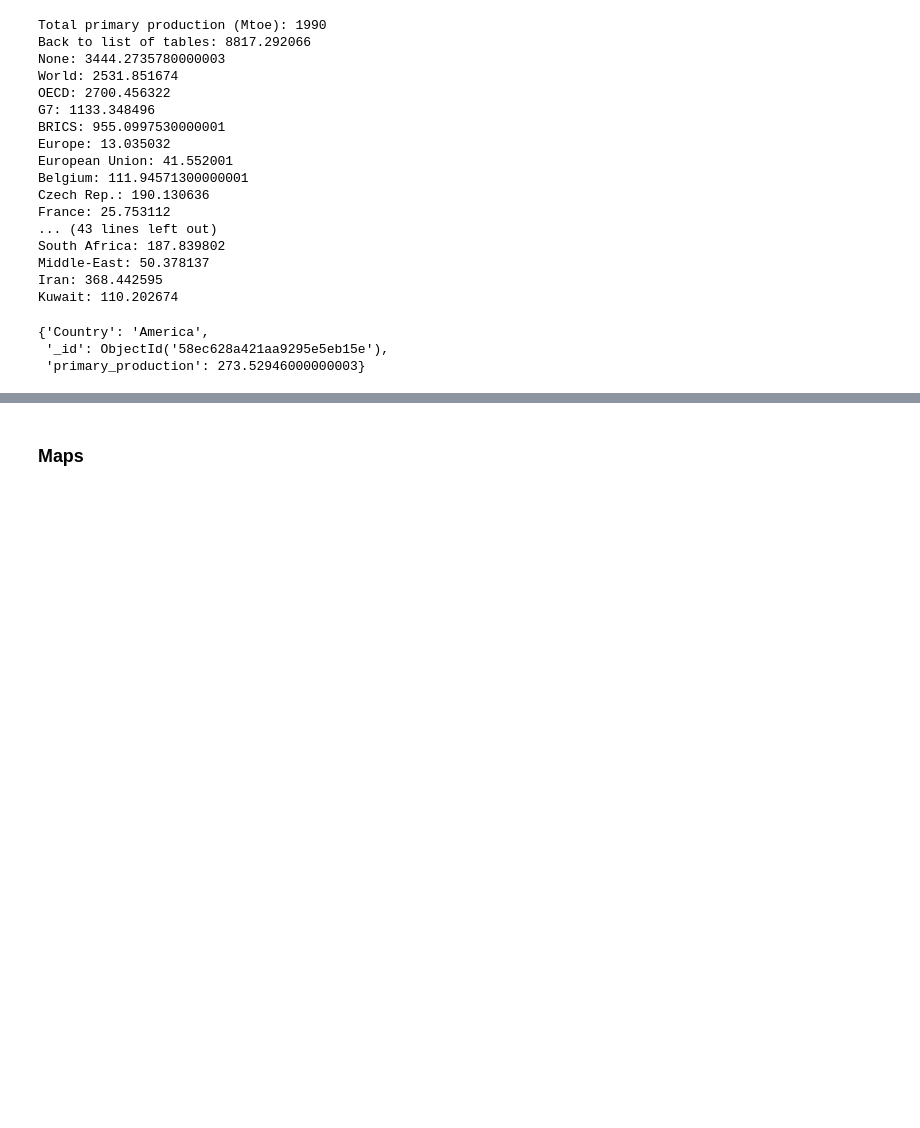
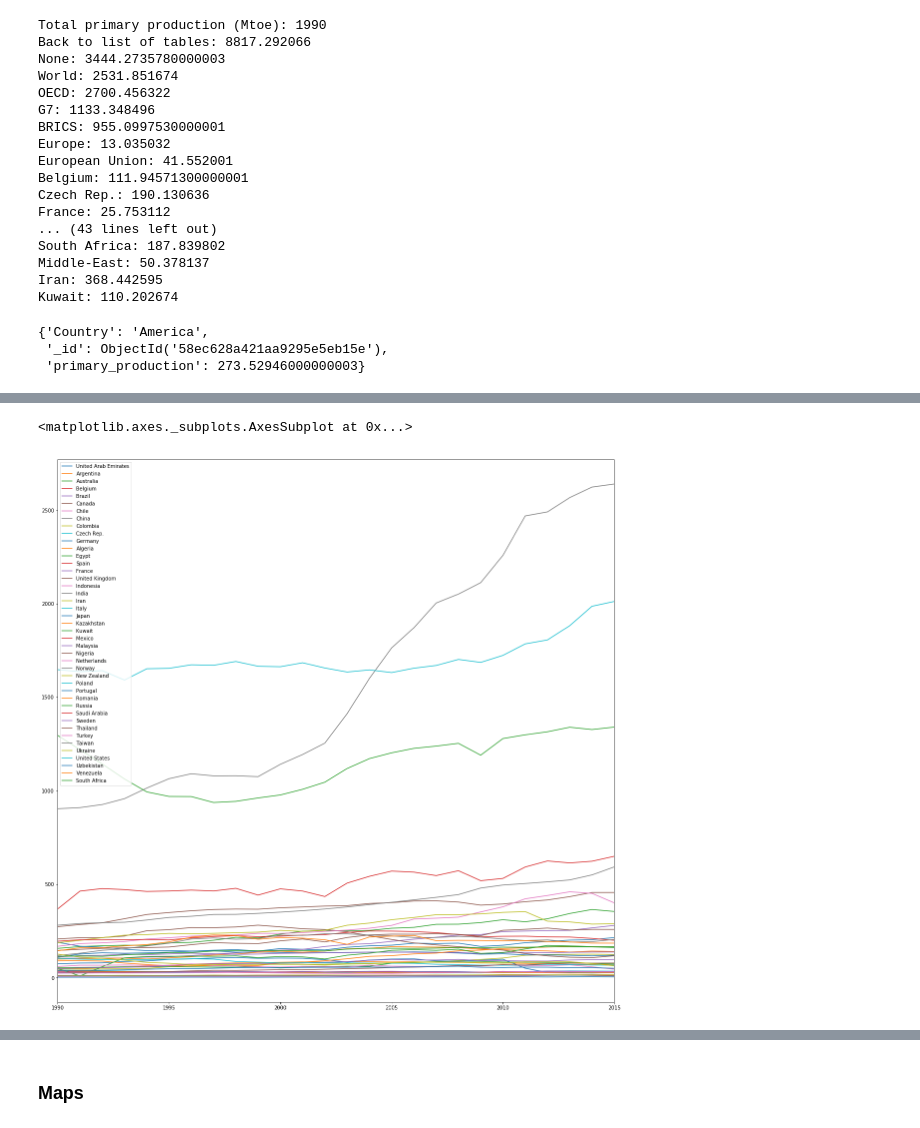
Before and after one commit to vb2317/enerdata, a Jupyter notebook: src/main/python/map_world_energy_data.ipynb, the cells around one changed output, grey strips where cells are left out. Cells and saved outputs as stored; diff of their text form; code cells hidden in the pictures; blank space fills up the shorter version.

```diff
--- a/src/main/python/map_world_energy_data.ipynb
+++ b/src/main/python/map_world_energy_data.ipynb
@@ -140,0 +145,3 @@ collection.find_one({"Country": "America"})
+# %%
+columns = data[2][1:]
+columns
@@ -141,6 +166,5 @@ collection.find_one({"Country": "America"})
 # %%
-data = total_pp.values
-data = list(data)
+data = data[3:]
 idx = [r[0] for r in data]
 data = (islice(r, 1, None) for r in data)
-df = pd.DataFrame(data, index=idx)
+df = pd.DataFrame(data, index=idx, columns=columns)
@@ -149,0 +234,5 @@ countries_df
+# %%
+countries_df.iloc[:, :-2].T.plot(figsize=(20,20))
+# %% [output]
+<matplotlib.axes._subplots.AxesSubplot at 0x...>
+[figure, added]
```
Also changed, not shown: parts of 28 cells of this notebook, 1 other file.
